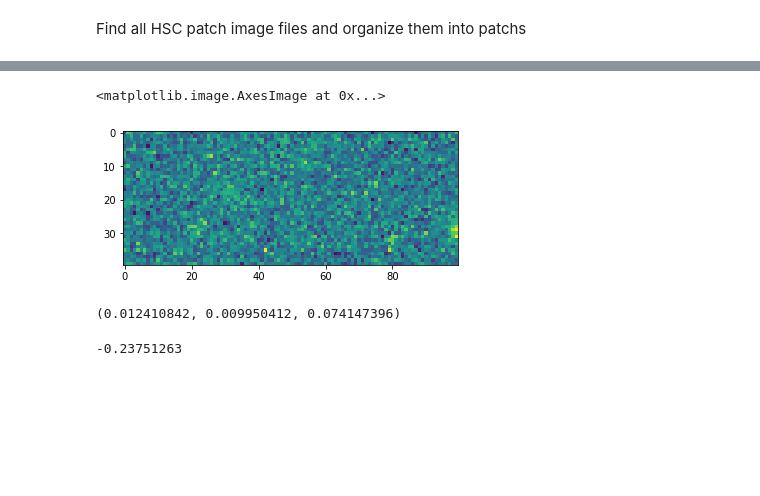
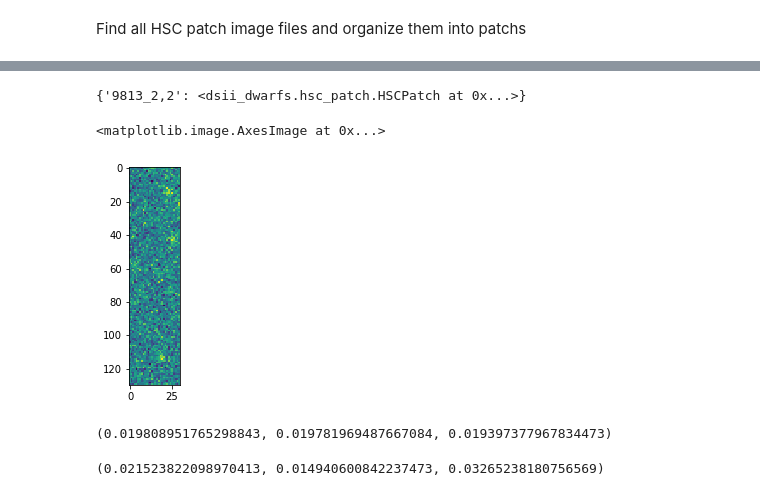
Before and after one commit to robelgeda/dsii_dwarfs, a Jupyter notebook: dsii_dwarfs/notebooks/place_dwarf_in_hsc.ipynb, the cells around one changed output, grey strips where cells are left out. Cells and saved outputs as stored; diff of their text form; code cells hidden in the pictures; blank space fills up the shorter version.

```diff
--- a/dsii_dwarfs/notebooks/place_dwarf_in_hsc.ipynb
+++ b/dsii_dwarfs/notebooks/place_dwarf_in_hsc.ipynb
@@ -134,2 +96,2 @@ class HSCPatch():
 # %%
-patch_dict = {}
+patch_dict = find_hsc_files(hsc_top_path)
@@ -136,18 +108,0 @@ patch_dict = {}
-# %%
-fb = glob(hsc_top_path+"/**/calexp-HSC*.gz", recursive=True) # Filebase
-
-for f in fb:
-
-    fbase = os.path.basename(f)
-    band, *name = fbase.split(".")[0].split("-")[2:]
-    name = "_".join(name)
-    if name not in patch_dict:
-        patch_dict[name] = HSCPatch(name)
-    setattr(patch_dict[name], band.lower(), f)
-
-for name in patch_dict:
-    for band in ['g', 'i', 'r', 'y', 'z']:
-        assert getattr(patch_dict[name], band) is not None, "error, patch {} is missing {} band".format(name, band)
-    print("✓ {}".format(name))
-
-print("\nNumber of Patches: ", len(patch_dict))
@@ -688,19 +459,23 @@ from astropy.stats import sigma_clipped_stats
+# %%
+patch_dict
+# %% [output]
+{'9813_2,2': <dsii_dwarfs.hsc_patch.HSCPatch at 0x...>}
 # %%
-p = patch_dict['9463_0,7']
+p = patch_dict['9813_2,2']
 # %%
 z_data = fits.getdata(p.z)
 # %%
-plt.imshow(z_data[10:50, 0:100])
+plt.imshow(z_data[20:150, 20:50])
 # %% [output]
 <matplotlib.image.AxesImage at 0x...>
-[figure, old version]
+[figure, new version]
+# %%
+std = sigma_clipped_stats(z_data[20:150, 20:50])
+std
+# %% [output]
+(0.019808951765298843, 0.019781969487667084, 0.019397377967834473)
 # %%
-std = sigma_clipped_stats(z_data[10:50, 0:50])
+std = sigma_clipped_stats(z_data)
+std
+# %% [output]
+(0.021523822098970413, 0.014940600842237473, 0.03265238180756569)
-# %%
-std
-# %% [output]
-(0.012410842, 0.009950412, 0.074147396)
-# %%
-z_data[10:50, 0:100].min()
-# %% [output]
--0.23751263
```
Also changed, not shown: parts of 68 cells of this notebook.
